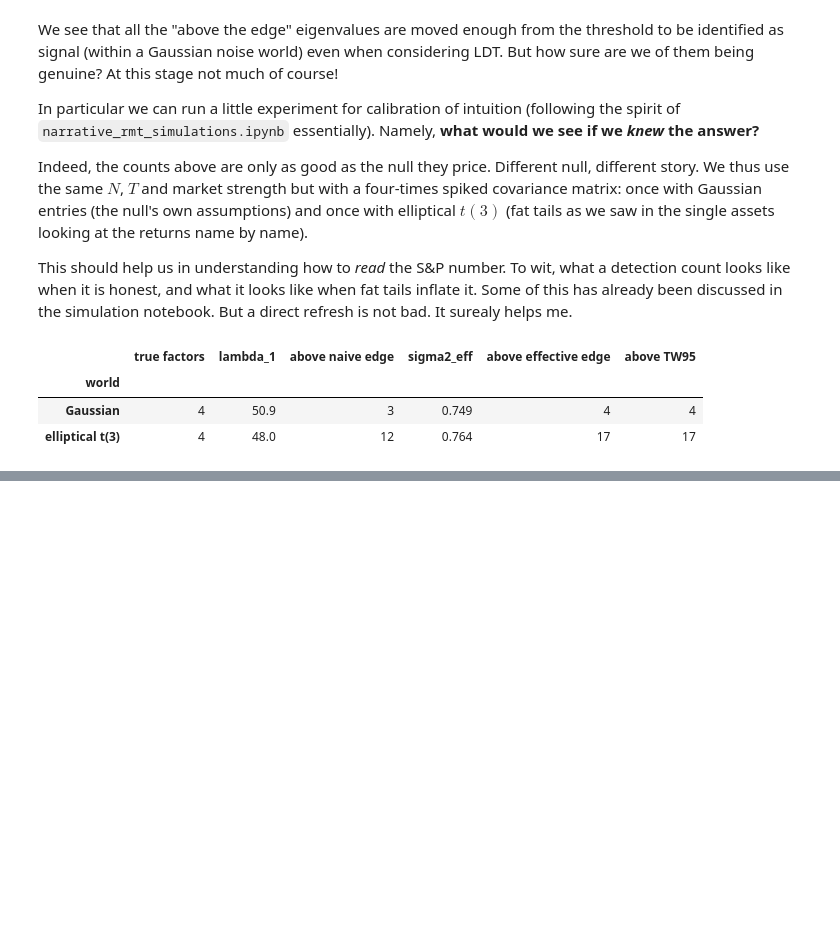
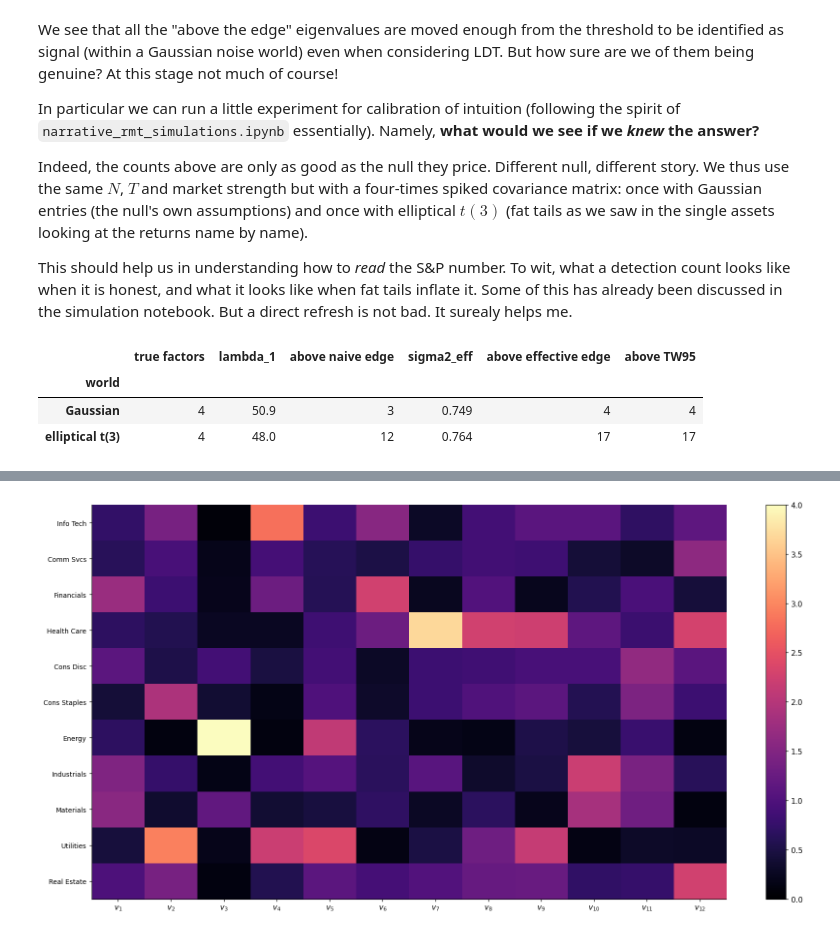
Before and after one commit to MarcoGaloppo/Quant-RMT-FatTails, a Jupyter notebook: narrative_rmt_market_data.ipynb, the cells around one changed output, grey strips where cells are left out. Saved outputs shown, nothing was run; the diff lists cells and outputs as text; code cells hidden in the pictures; blank space fills up the shorter version.

```diff
--- a/narrative_rmt_market_data.ipynb
+++ b/narrative_rmt_market_data.ipynb
@@ -455,0 +505,19 @@ Hence, we can say that any S&P count read off the effective edge is an **upper b
+# %%
+if px is not None:
+    K = min(max(n_eff, 6), 12)
+    W = np.zeros((len(sec_list), K))                      # sector share of each mode's weight
+    for k in range(K):
+        for si, s in enumerate(sec_list):
+            idx = [i for i, nm in enumerate(names_w) if SECTOR_OF[nm] == s]
+            W[si, k] = np.sum(U_w[idx, k] ** 2)
+    share = np.array([sum(1 for nm in names_w if SECTOR_OF[nm] == s) for s in sec_list]) / len(names_w)
+
+    fig, ax = plt.subplots(figsize=(1.05 * K + 3.5, 8))
+    im = ax.imshow(W / share[:, None], aspect="auto", cmap="magma", vmin=0, vmax=4)
+    ax.set_xticks(range(K)); ax.set_xticklabels([f"$v_{{{k+1}}}$" for k in range(K)])
+    ax.set_yticks(range(len(sec_list))); ax.set_yticklabels(sec_list, fontsize=9)
+    ax.grid(False)
+    fig.colorbar(im, ax=ax)
+    plt.tight_layout()
+# %% [output]
+[figure, added]
```
Also changed, not shown: parts of 14 cells of this notebook, 1 other file.
